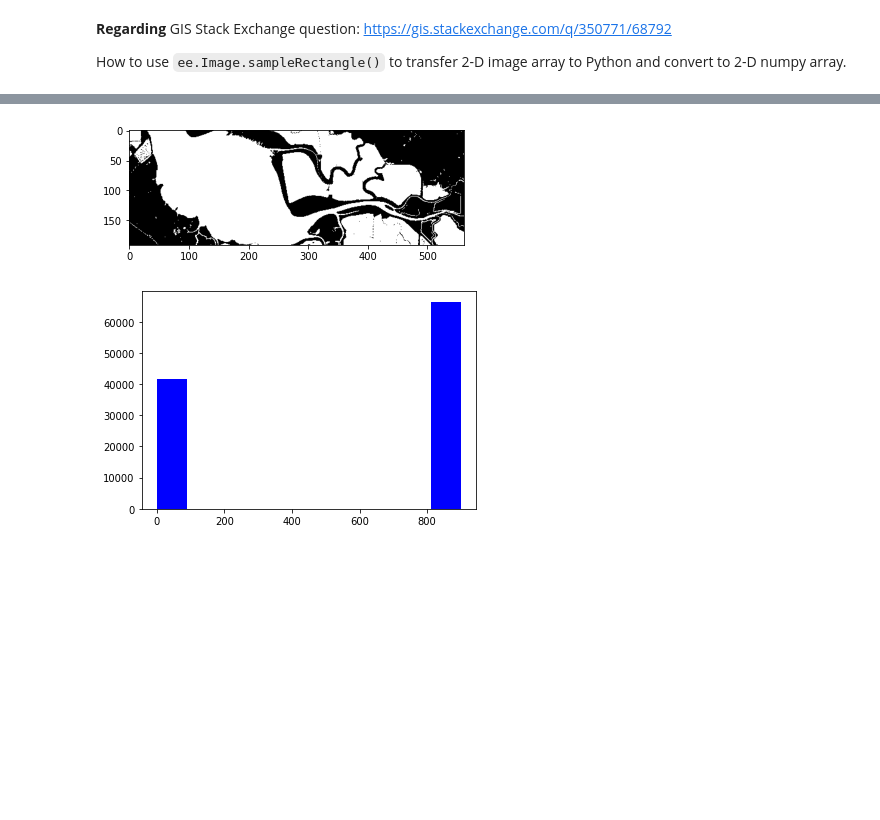
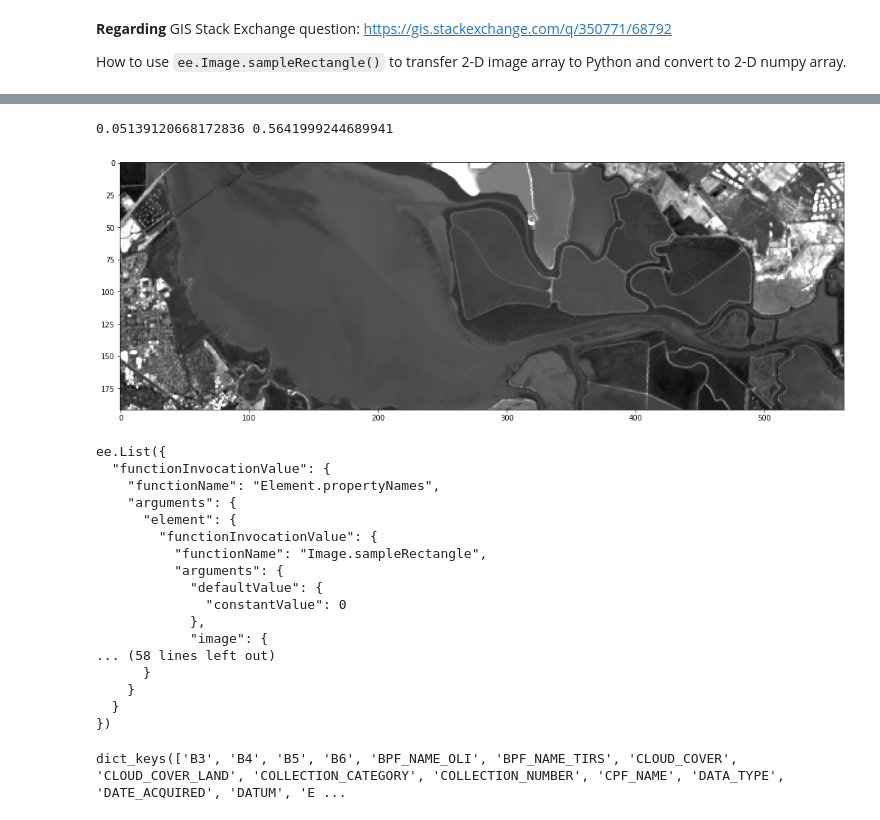
Before and after one commit to maxwiedmann/DSI_project_5__ee_water_levels, a Jupyter notebook: ee_image_to_water_level.ipynb, the cells around one changed output, grey strips where cells are left out. Saved outputs shown, nothing was run; the diff lists cells and outputs as text; code cells hidden in the pictures; blank space fills up the shorter version.

Commit message:
working on preprocessing data to smooth out gaps caused by bad images.

```diff
--- a/ee_image_to_water_level.ipynb
+++ b/ee_image_to_water_level.ipynb
@@ -25,11 +23,6 @@ Successfully saved authorization token.
 img = ee.Image('LANDSAT/LC08/C01/T1_TOA/LC08_044034_20140318')\
     .select(['B3','B4', 'B5', 'B6'])
 
-
-#img = ee.Image('LANDSAT/LC08/C01/T1_SR/LC08_038029_20180810') \
-#  .select(['B3','B4', 'B5', 'B6'])
-
-# Define an area of interest.
 
 aoi = ee.Geometry.Polygon(
         [[[-122.14, 37.5],
@@ -38,21 +31,21 @@ aoi = ee.Geometry.Polygon(
           [-121.95, 37.5]]], None, False)
 
 water_thresh = 0
-ndwi = img.normalizedDifference(['B3','B5']).rename('NDWI')
-
-img = img.addBands(waterArea)
-
-# Get 2-d pixel array for AOI - returns feature with 2-D pixel array as property per band.
-
-band_arrs = img.sampleRectangle(region=aoi, defaultValue = 0)
-
-ndwi_np = np.array(band_arrs.getInfo()['properties']['NDWI'])
-
-plt.imshow(ndwi_np, cmap = 'gray');
-plt.show();
-
-plt.hist(ndwi_np.ravel(), color = 'b');
-plt.show()
-# %% [output]
-[figure, removed]
-[figure, removed]
+# %%
+
+band_arrs = img.sampleRectangle(region=aoi, defaultValue = 0)
+B3_np = np.array(band_arrs.getInfo()['properties']['B3'])
+
+print(B3_np.min(),B3_np.max())
+
+
+plt.figure(figsize=(18, 16))
+plt.imshow(ndwi_np, cmap = 'gray',
+           vmin = B3_np.min(),vmax = B3_np.max()/3);
+plt.show();
+
+#plt.hist(ndwi_np.ravel(), color = 'b');
+#plt.show()
+# %% [output]
+0.05139120668172836 0.5641999244689941
+[figure, added]
@@ -58,0 +57,24 @@ plt.show()
+# %%
+print(band_arrs.propertyNames())
+# %% [output]
+ee.List({
+  "functionInvocationValue": {
+    "functionName": "Element.propertyNames",
+    "arguments": {
+      "element": {
+        "functionInvocationValue": {
+          "functionName": "Image.sampleRectangle",
+          "arguments": {
+            "defaultValue": {
+              "constantValue": 0
+            },
+            "image": {
+... (58 lines left out)
+      }
+    }
+  }
+})
+# %%
+band_arrs.getInfo()['properties'].keys()
+# %% [output]
+dict_keys(['B3', 'B4', 'B5', 'B6', 'BPF_NAME_OLI', 'BPF_NAME_TIRS', 'CLOUD_COVER', 'CLOUD_COVER_LAND', 'COLLECTION_CATEGORY', 'COLLECTION_NUMBER', 'CPF_NAME', 'DATA_TYPE', 'DATE_ACQUIRED', 'DATUM', 'E ...
```
Also changed, not shown: parts of 2 cells of this notebook, 13 other files.
